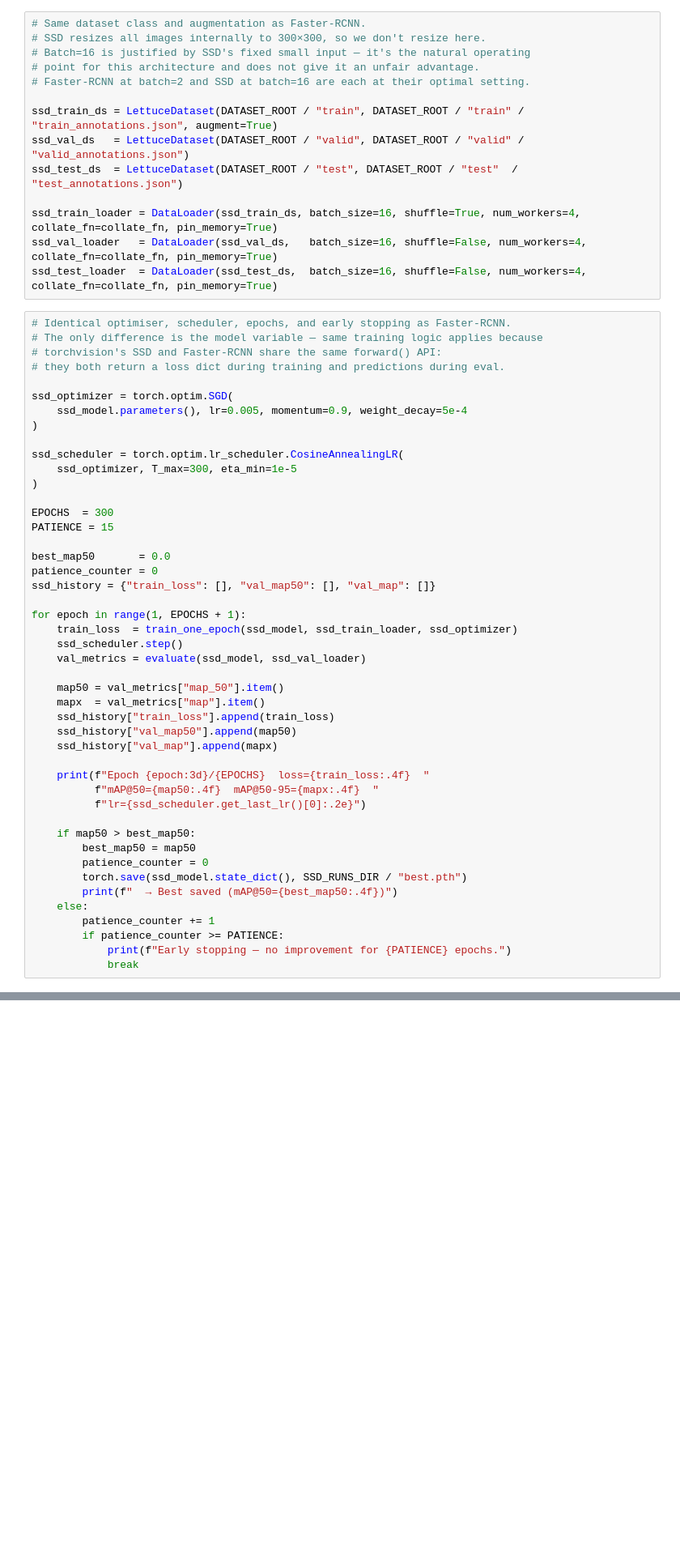
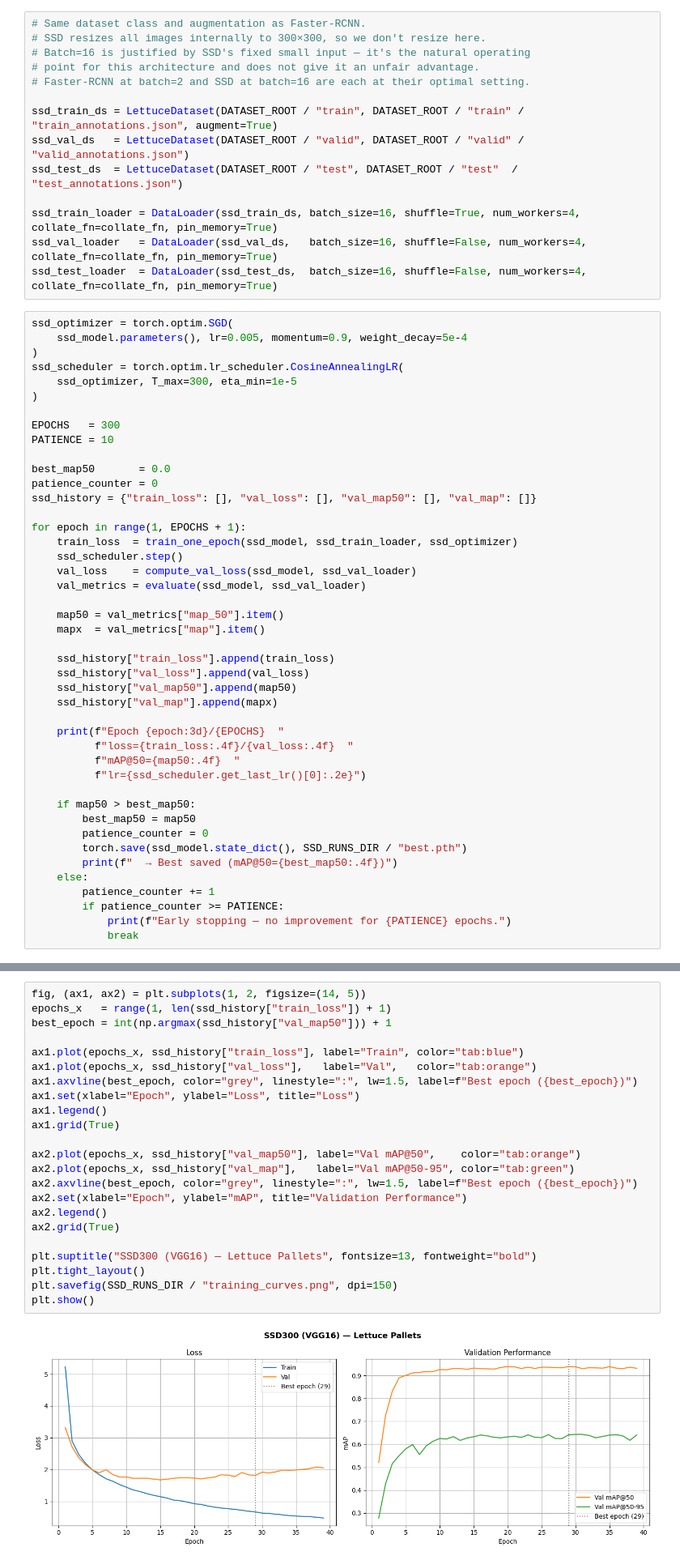
Before and after one commit to llravelo/42028-deep-learning-at02, a Jupyter notebook: Part_2_Object_Detection_Augment.ipynb, the cells around one changed output, grey strips where cells are left out. Shown at 81% size. Saved outputs shown, nothing was run; the diff lists cells and outputs as text; blank space fills up the shorter version.

```diff
--- a/Part_2_Object_Detection_Augment.ipynb
+++ b/Part_2_Object_Detection_Augment.ipynb
@@ -400,39 +416,37 @@ ssd_train_loader = DataLoader(ssd_train_ds, batch_size=16, shuffle=True, num_wor
 ssd_val_loader   = DataLoader(ssd_val_ds,   batch_size=16, shuffle=False, num_workers=4, collate_fn=collate_fn, pin_memory=True)
 ssd_test_loader  = DataLoader(ssd_test_ds,  batch_size=16, shuffle=False, num_workers=4, collate_fn=collate_fn, pin_memory=True)
 # %%
-# Identical optimiser, scheduler, epochs, and early stopping as Faster-RCNN.
-# The only difference is the model variable — same training logic applies because
-# torchvision's SSD and Faster-RCNN share the same forward() API:
-# they both return a loss dict during training and predictions during eval.
-
 ssd_optimizer = torch.optim.SGD(
     ssd_model.parameters(), lr=0.005, momentum=0.9, weight_decay=5e-4
 )
-
 ssd_scheduler = torch.optim.lr_scheduler.CosineAnnealingLR(
     ssd_optimizer, T_max=300, eta_min=1e-5
 )
 
-EPOCHS  = 300
-PATIENCE = 15
+EPOCHS   = 300
+PATIENCE = 10
 
 best_map50       = 0.0
 patience_counter = 0
-ssd_history = {"train_loss": [], "val_map50": [], "val_map": []}
+ssd_history = {"train_loss": [], "val_loss": [], "val_map50": [], "val_map": []}
 
 for epoch in range(1, EPOCHS + 1):
     train_loss  = train_one_epoch(ssd_model, ssd_train_loader, ssd_optimizer)
     ssd_scheduler.step()
+    val_loss    = compute_val_loss(ssd_model, ssd_val_loader)
     val_metrics = evaluate(ssd_model, ssd_val_loader)
 
     map50 = val_metrics["map_50"].item()
     mapx  = val_metrics["map"].item()
+
     ssd_history["train_loss"].append(train_loss)
+    ssd_history["val_loss"].append(val_loss)
     ssd_history["val_map50"].append(map50)
     ssd_history["val_map"].append(mapx)
 
-    print(f"Epoch {epoch:3d}/{EPOCHS}  loss={train_loss:.4f}  "
-          f"mAP@50={map50:.4f}  mAP@50-95={mapx:.4f}  "
+    print(f"Epoch {epoch:3d}/{EPOCHS}  "
+          f"loss={train_loss:.4f}/{val_loss:.4f}  "
+          f"mAP@50={map50:.4f}  "
           f"lr={ssd_scheduler.get_last_lr()[0]:.2e}")
 
     if map50 > best_map50:
@@ -490 +504,26 @@ Per-class mAP@50-95:
+# %%
+fig, (ax1, ax2) = plt.subplots(1, 2, figsize=(14, 5))
+epochs_x   = range(1, len(ssd_history["train_loss"]) + 1)
+best_epoch = int(np.argmax(ssd_history["val_map50"])) + 1
+
+ax1.plot(epochs_x, ssd_history["train_loss"], label="Train", color="tab:blue")
+ax1.plot(epochs_x, ssd_history["val_loss"],   label="Val",   color="tab:orange")
+ax1.axvline(best_epoch, color="grey", linestyle=":", lw=1.5, label=f"Best epoch ({best_epoch})")
+ax1.set(xlabel="Epoch", ylabel="Loss", title="Loss")
+ax1.legend()
+ax1.grid(True)
+
+ax2.plot(epochs_x, ssd_history["val_map50"], label="Val mAP@50",    color="tab:orange")
+ax2.plot(epochs_x, ssd_history["val_map"],   label="Val mAP@50-95", color="tab:green")
+ax2.axvline(best_epoch, color="grey", linestyle=":", lw=1.5, label=f"Best epoch ({best_epoch})")
+ax2.set(xlabel="Epoch", ylabel="mAP", title="Validation Performance")
+ax2.legend()
+ax2.grid(True)
+
+plt.suptitle("SSD300 (VGG16) — Lettuce Pallets", fontsize=13, fontweight="bold")
+plt.tight_layout()
+plt.savefig(SSD_RUNS_DIR / "training_curves.png", dpi=150)
+plt.show()
+# %% [output]
+[figure, added]
 # %%
```
Also changed, not shown: parts of 11 cells of this notebook, 1 other file.
